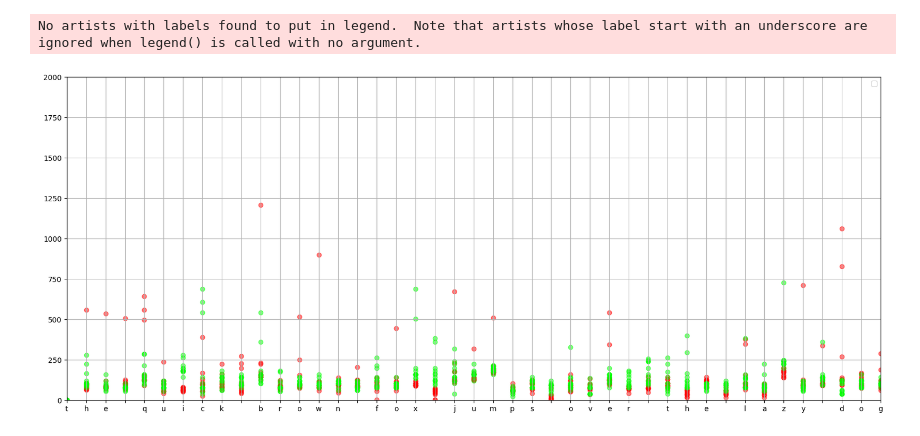
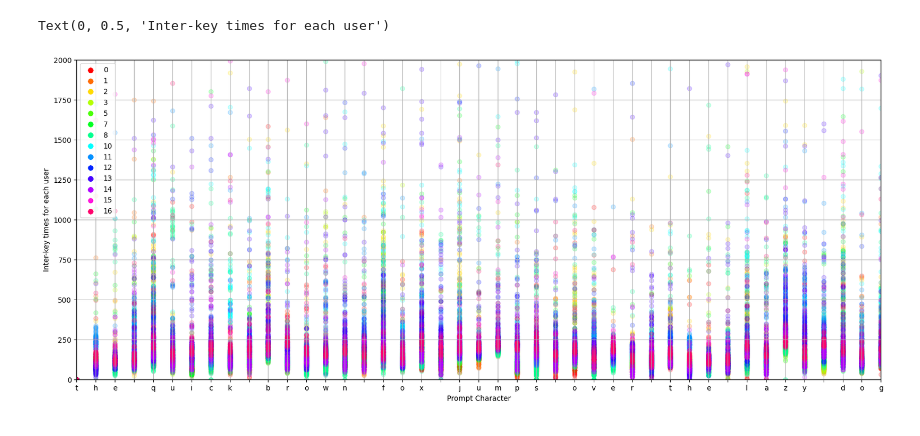
Before and after one commit to orebenson/keystroke_authentication, a Jupyter notebook: analysis/test.ipynb, the cells around one changed output. Saved outputs shown, nothing was run; the diff lists cells and outputs as text; code cells hidden in the pictures.

```diff
--- a/analysis/test.ipynb
+++ b/analysis/test.ipynb
@@ -42,0 +115,16 @@ Name: keytimes, dtype: object
+# %%
+# specific user patterns over time
+
+fig, ax = plt.subplots()
+
+for user, samples in data.items():
+	x = np.linspace(0, 1, samples.shape[0])
+	if user == 0 or user == 10 or user == 7 or user == 3:
+		ax.plot(x, np.log(samples[:, -1]), label=user)
+
+ax.legend()
+
+fig.set_size_inches(10, 5)
+
+ax.set_xlabel("Scaled no. of samples entered over time")
+ax.set_ylabel("Scaled total keystroke times per user")
@@ -43,26 +154,31 @@ Name: keytimes, dtype: object
 # %%
 #Show keystrokes for all samples
 
 fig, ax = plt.subplots()
 
 fig.set_size_inches(20,8)
 
-xticks = np.arange(len(text))
-xticklabels = list(text)
+plots = {
+    user: [] for user in data
+}
 
-samples = df.query('user == "orebenson"')['keytimes'].to_numpy()
-for sample in samples:
-    ax.scatter(xticks, np.diff(sample, prepend=[0]), color=(1,0,0,0.5))
+colors = [
+    mpl.colors.hsv_to_rgb((i/len(data), 1, 1))
+    for i in range(len(data))
+]
 
-samples = df.query('user == "ibby"')['keytimes'].to_numpy()
-for sample in samples:
-    ax.scatter(xticks, np.diff(sample, prepend=[0]), color=(0,1,0,0.5))
+for (user, samples), color in zip(data.items(), colors):
+    for sample in samples:
+        plots[user].append(ax.scatter(xticks, np.diff(sample, prepend=[0]), color=(color[0], color[1], color[2], 0.2)))
 
 ax.set_xticks(xticks,xticklabels)
 ax.set_xlim(xticks[0],xticks[-1])
 ax.set_ylim(0,2000)
-ax.legend()
+ax.legend([tuple(x) for x in plots.values()], plots.keys())
 ax.grid()
+
+ax.set_xlabel("Prompt Character")
+ax.set_ylabel("Inter-key times for each user")
 # %% [output]
-No artists with labels found to put in legend.  Note that artists whose label start with an underscore are ignored when legend() is called with no argument.
+Text(0, 0.5, 'Inter-key times for each user')
-[figure, old version]
+[figure, new version]
```
Also changed, not shown: parts of 36 cells of this notebook, 5 other files.
